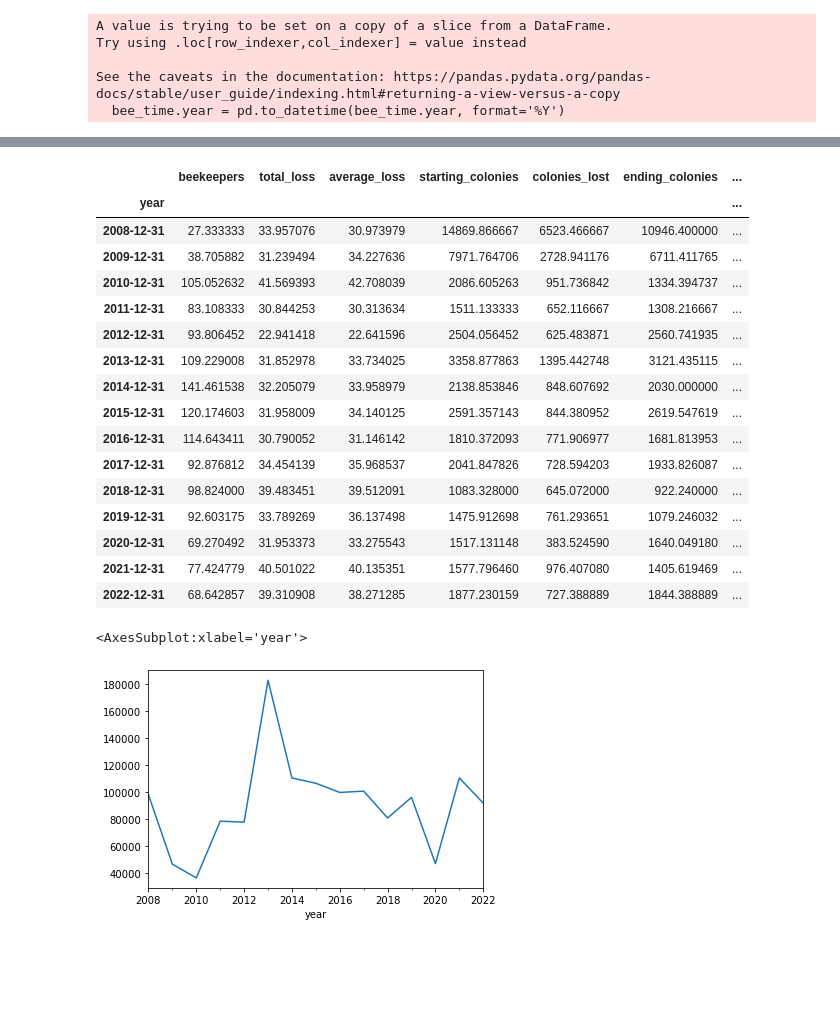
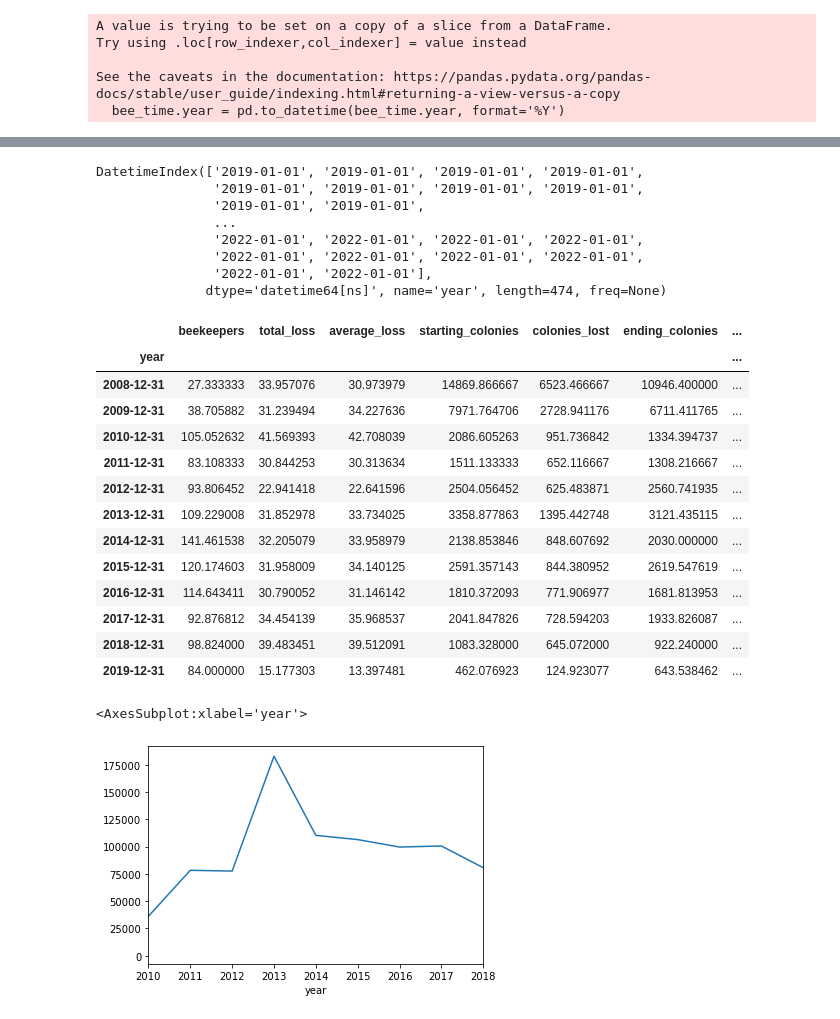
Before and after one commit to Honey-Bee-Roundup-Capstone/dash-repo, a Jupyter notebook: explore2.ipynb, the cells around one changed output, grey strips where cells are left out. Drawn from its saved outputs; the diff is of its cells as text; code cells hidden in the pictures; blank space fills up the shorter version.

```diff
--- a/explore2.ipynb
+++ b/explore2.ipynb
@@ -255,4 +263,14 @@ Try using .loc[row_indexer,col_indexer] = value instead
 See the caveats in the documentation: https://pandas.pydata.org/pandas-docs/stable/user_guide/indexing.html#returning-a-view-versus-a-copy
   bee_time.year = pd.to_datetime(bee_time.year, format='%Y')
 # %%
-bee_time = bee_time.set_index('year')
+bee_time = bee_time.set_index('year').sort_index()
+# %%
+train_size = .70
+n = bee_time.shape[0]
+est_start_index = round(train_size * n)
+
+train = bee_time[:test_start_index] # everything up (not including) to the test_start_index
+test = bee_time[test_start_index:] # everything from the test_start_index to the end
+
+plt.plot(train.index, train.colonies_lost)
+plt.plot(test.index, test.colonies_lost)
@@ -259,25 +295,33 @@ bee_time = bee_time.set_index('year')
+# %%
+test.index
+# %% [output]
+DatetimeIndex(['2019-01-01', '2019-01-01', '2019-01-01', '2019-01-01',
+               '2019-01-01', '2019-01-01', '2019-01-01', '2019-01-01',
+               '2019-01-01', '2019-01-01',
+               ...
+               '2022-01-01', '2022-01-01', '2022-01-01', '2022-01-01',
+               '2022-01-01', '2022-01-01', '2022-01-01', '2022-01-01',
+               '2022-01-01', '2022-01-01'],
+              dtype='datetime64[ns]', name='year', length=474, freq=None)
 # %%
-bee_time.resample('Y').mean()
+train.resample('Y').mean()
 # %% [output]
 |  | beekeepers | total_loss | average_loss | starting_colonies | colonies_lost | ending_colonies | ... |
 | year |  |  |  |  |  |  | ... |
 | 2008-12-31 | 27.333333 | 33.957076 | 30.973979 | 14869.866667 | 6523.466667 | 10946.400000 | ... |
 | 2009-12-31 | 38.705882 | 31.239494 | 34.227636 | 7971.764706 | 2728.941176 | 6711.411765 | ... |
 | 2010-12-31 | 105.052632 | 41.569393 | 42.708039 | 2086.605263 | 951.736842 | 1334.394737 | ... |
 | 2011-12-31 | 83.108333 | 30.844253 | 30.313634 | 1511.133333 | 652.116667 | 1308.216667 | ... |
 | 2012-12-31 | 93.806452 | 22.941418 | 22.641596 | 2504.056452 | 625.483871 | 2560.741935 | ... |
 | 2013-12-31 | 109.229008 | 31.852978 | 33.734025 | 3358.877863 | 1395.442748 | 3121.435115 | ... |
 | 2014-12-31 | 141.461538 | 32.205079 | 33.958979 | 2138.853846 | 848.607692 | 2030.000000 | ... |
 | 2015-12-31 | 120.174603 | 31.958009 | 34.140125 | 2591.357143 | 844.380952 | 2619.547619 | ... |
 | 2016-12-31 | 114.643411 | 30.790052 | 31.146142 | 1810.372093 | 771.906977 | 1681.813953 | ... |
 | 2017-12-31 | 92.876812 | 34.454139 | 35.968537 | 2041.847826 | 728.594203 | 1933.826087 | ... |
 | 2018-12-31 | 98.824000 | 39.483451 | 39.512091 | 1083.328000 | 645.072000 | 922.240000 | ... |
-| 2019-12-31 | 92.603175 | 33.789269 | 36.137498 | 1475.912698 | 761.293651 | 1079.246032 | ... |
-| 2020-12-31 | 69.270492 | 31.953373 | 33.275543 | 1517.131148 | 383.524590 | 1640.049180 | ... |
-| 2021-12-31 | 77.424779 | 40.501022 | 40.135351 | 1577.796460 | 976.407080 | 1405.619469 | ... |
-| 2022-12-31 | 68.642857 | 39.310908 | 38.271285 | 1877.230159 | 727.388889 | 1844.388889 | ... |
+| 2019-12-31 | 84.000000 | 15.177303 | 13.397481 | 462.076923 | 124.923077 | 643.538462 | ... |
 # %%
-bee_time.resample('Y').colonies_lost.sum().plot()
+train.resample('Y').colonies_lost.sum().plot(xlim=[40,48])
 # %% [output]
 <AxesSubplot:xlabel='year'>
-[figure, old version]
+[figure, new version]
```
Also changed, not shown: parts of 46 cells of this notebook.
